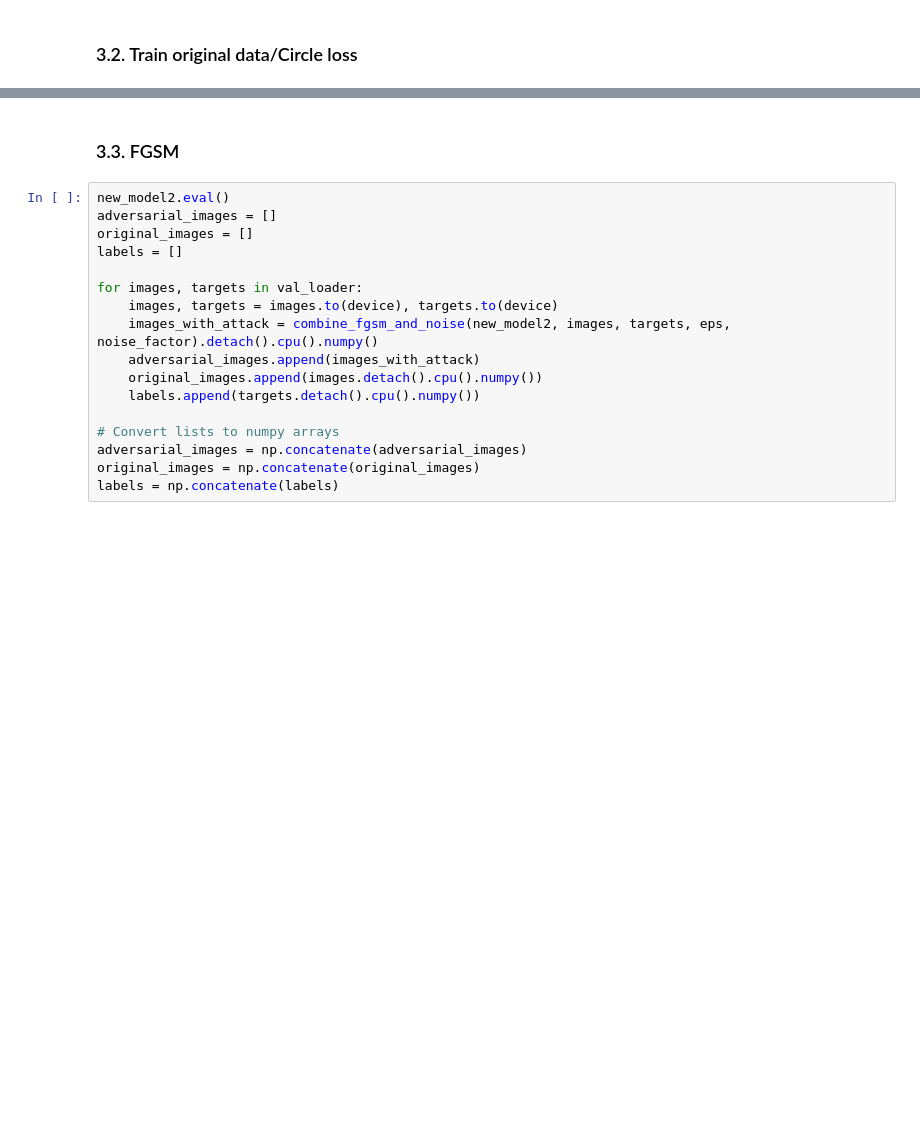
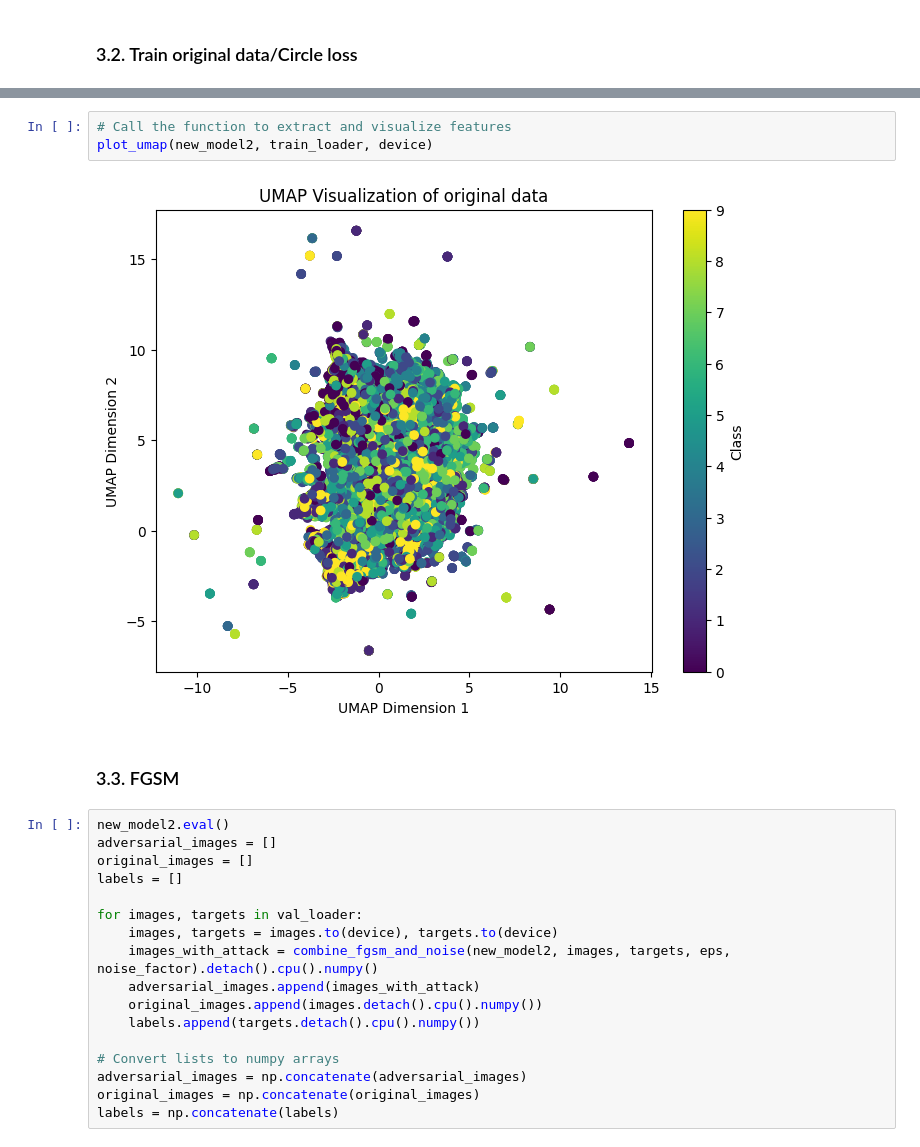
Before and after one commit to moshafieeha/Deep-Learning-Mini-Projects, a Jupyter notebook: Robustenss in Classification.ipynb, the cells around one changed output, grey strips where cells are left out. Saved outputs shown, nothing was run; the diff lists cells and outputs as text; blank space fills up the shorter version.

```diff
--- a/Robustenss in Classification.ipynb
+++ b/Robustenss in Classification.ipynb
@@ -717,3 +663,8 @@ Epoch [10/10], Training Loss: 100.5956, Validation Loss: 102.4404
+# %%
+# Call the function to extract and visualize features
+plot_umap(new_model2, train_loader, device)
+# %% [output]
+[figure, added]
 # %% [markdown]
 ### 3.3. FGSM
 # %%
```
Also changed, not shown: parts of 16 cells of this notebook.
